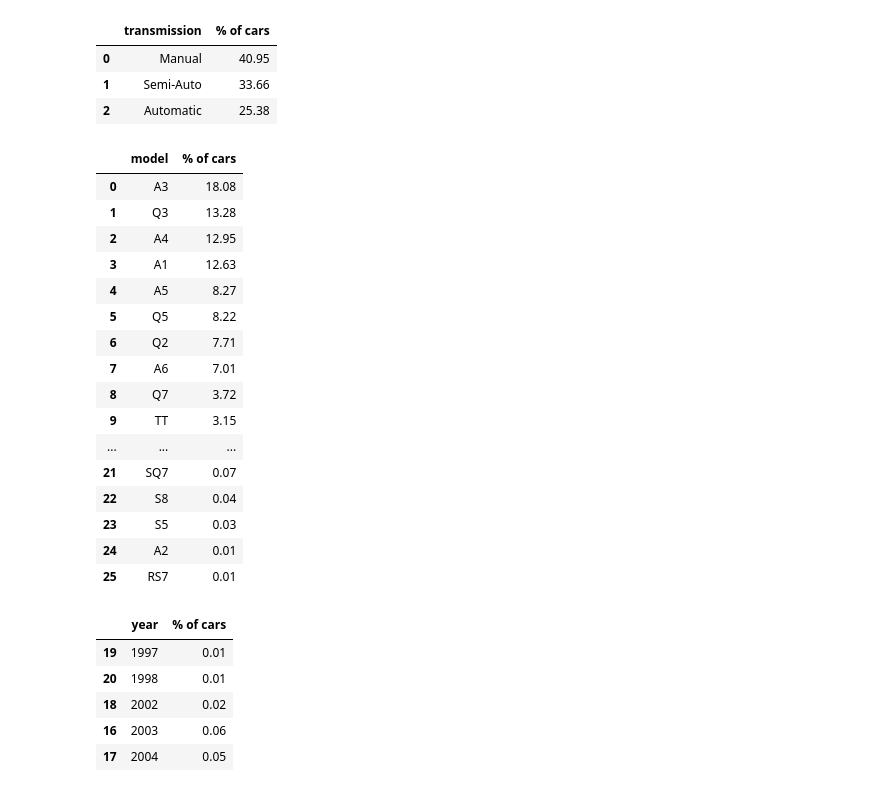
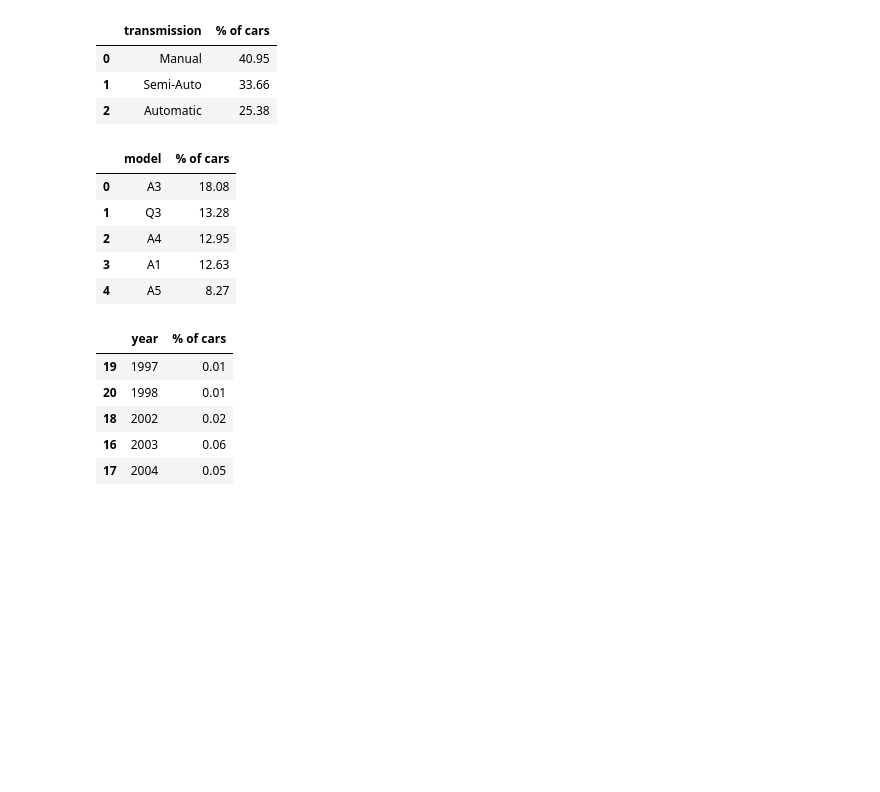
Before and after one commit to MdTawhidIslam/Audi_used_car_analysis, a Jupyter notebook: Audi_used_car_EDA.ipynb, the cells around one changed output. Saved outputs shown, nothing was run; the diff lists cells and outputs as text; code cells hidden in the pictures; blank space fills up the shorter version.

```diff
--- a/Audi_used_car_EDA.ipynb
+++ b/Audi_used_car_EDA.ipynb
@@ -331,25 +225,14 @@ display(transmission_count)
 # %%
 model_count = unique_percent_count(df, 'model')
 
-display(model_count)
+display(model_count.head())
 # %% [output]
 |  | model | % of cars |
 | 0 | A3 | 18.08 |
 | 1 | Q3 | 13.28 |
 | 2 | A4 | 12.95 |
 | 3 | A1 | 12.63 |
 | 4 | A5 | 8.27 |
-| 5 | Q5 | 8.22 |
-| 6 | Q2 | 7.71 |
-| 7 | A6 | 7.01 |
-| 8 | Q7 | 3.72 |
-| 9 | TT | 3.15 |
-| ... | ... | ... |
-| 21 | SQ7 | 0.07 |
-| 22 | S8 | 0.04 |
-| 23 | S5 | 0.03 |
-| 24 | A2 | 0.01 |
-| 25 | RS7 | 0.01 |
 # %%
 year_count = unique_percent_count(df, 'year')
 
```
Also changed, not shown: parts of 55 cells of this notebook.
